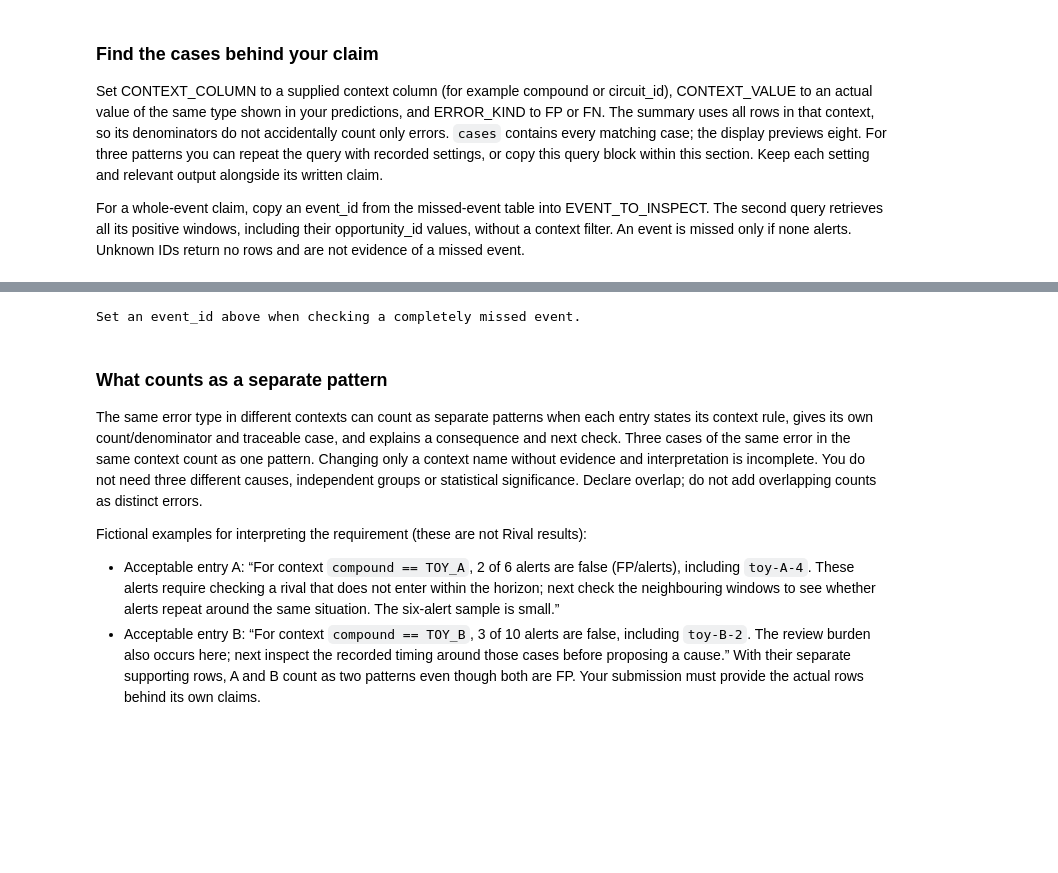
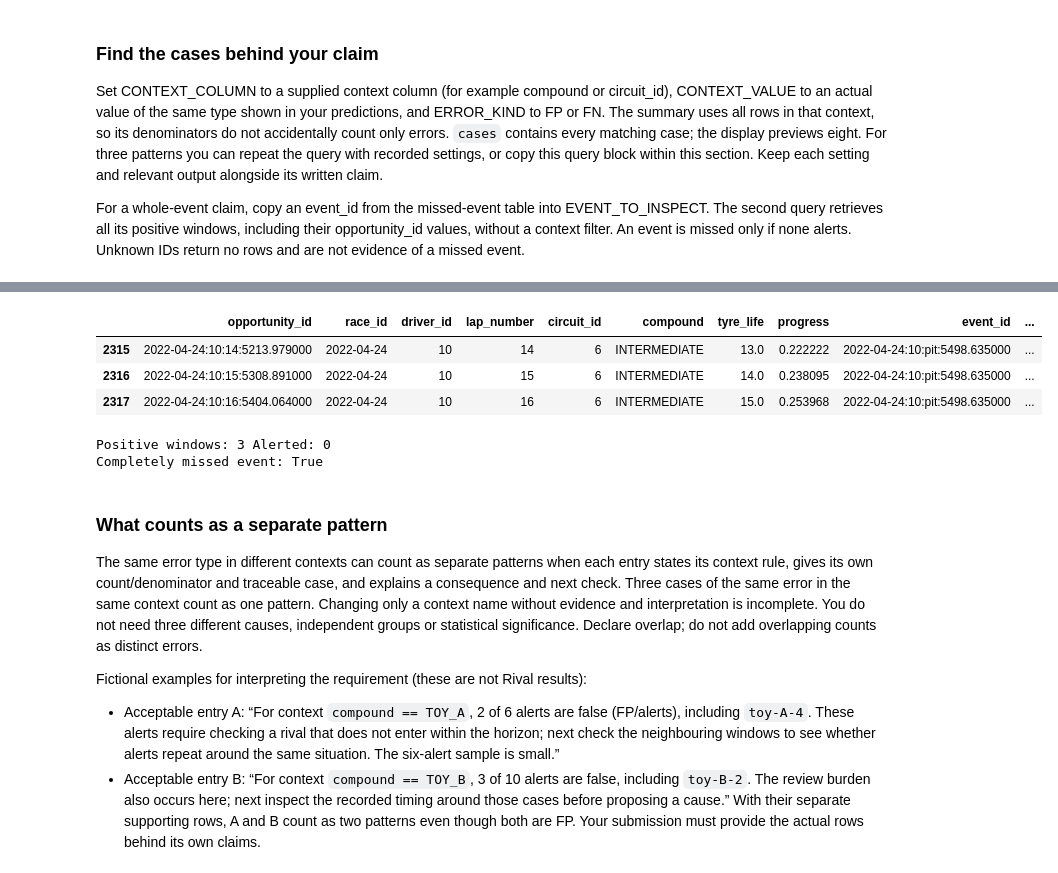
Before and after one commit to skypeceo/Lab_03_IA_Workshop, a Jupyter notebook: IIT414W_Lab03_StudentPack_v3/Lab03_ModelComparison_Student_v3.ipynb, the cells around one changed output, grey strips where cells are left out. Cells and saved outputs as stored; diff of their text form; code cells hidden in the pictures; blank space fills up the shorter version.

```diff
--- a/IIT414W_Lab03_StudentPack_v3/Lab03_ModelComparison_Student_v3.ipynb
+++ b/IIT414W_Lab03_StudentPack_v3/Lab03_ModelComparison_Student_v3.ipynb
@@ -324,20 +335,25 @@ Set the context column/value above to inspect your own error evidence.
 # %%
-EVENT_TO_INSPECT = None
+EVENT_TO_INSPECT = '2022-04-24:10:pit:5498.635000'
 
 if predictions is None:
     print('Run your additional candidate first.')
 elif EVENT_TO_INSPECT is None:
     print('Set an event_id above when checking a completely missed event.')
 else:
     event_windows = positive_windows_for_event(predictions, EVENT_TO_INSPECT)
     display(event_windows)
     if event_windows.empty:
         print('No positive windows found: check the ID; do not call this a missed event.')
     else:
         print('Positive windows:', len(event_windows), 'Alerted:', int(event_windows.alert.sum()))
         print('Completely missed event:', not bool(event_windows.alert.any()))
 # %% [output]
+|  | opportunity_id | race_id | driver_id | lap_number | circuit_id | compound | tyre_life | progress | event_id | ... |
+| 2315 | 2022-04-24:10:14:5213.979000 | 2022-04-24 | 10 | 14 | 6 | INTERMEDIATE | 13.0 | 0.222222 | 2022-04-24:10:pit:5498.635000 | ... |
+| 2316 | 2022-04-24:10:15:5308.891000 | 2022-04-24 | 10 | 15 | 6 | INTERMEDIATE | 14.0 | 0.238095 | 2022-04-24:10:pit:5498.635000 | ... |
+| 2317 | 2022-04-24:10:16:5404.064000 | 2022-04-24 | 10 | 16 | 6 | INTERMEDIATE | 15.0 | 0.253968 | 2022-04-24:10:pit:5498.635000 | ... |
-Set an event_id above when checking a completely missed event.
+Positive windows: 3 Alerted: 0
+Completely missed event: True
 # %% [markdown]
 ### What counts as a separate pattern
 
```
Also changed, not shown: parts of 5 cells of this notebook, 3 other files.
